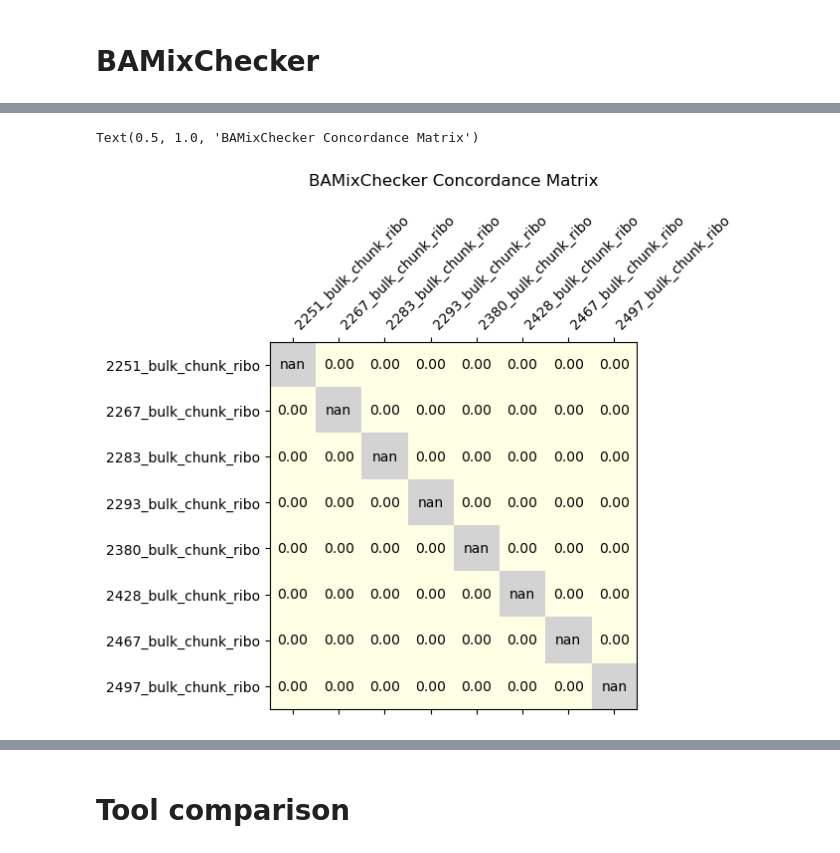
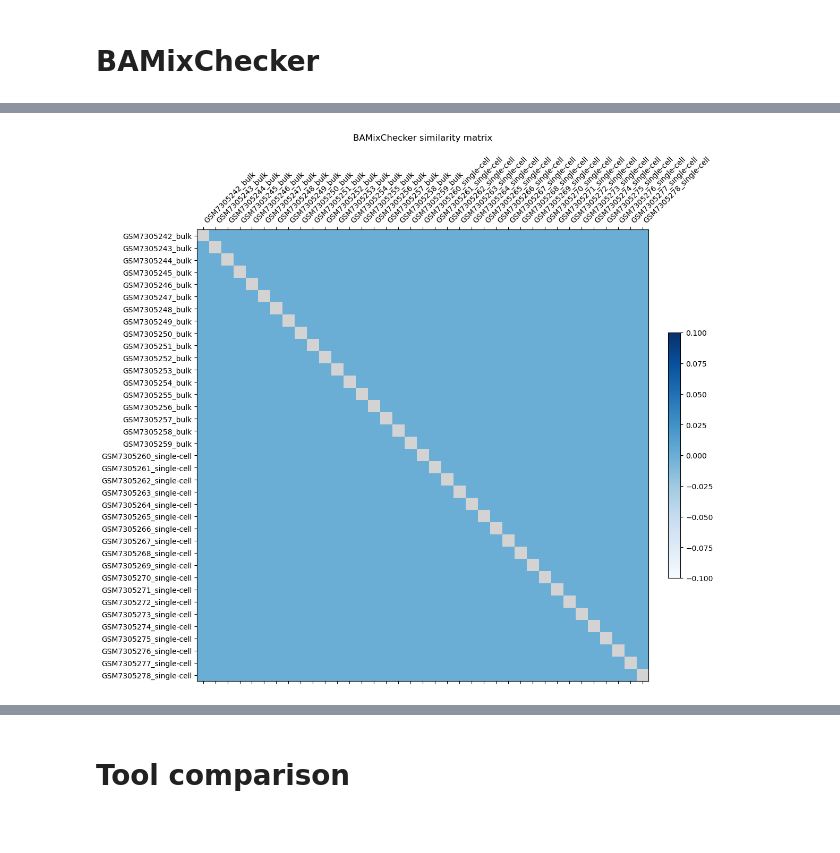
Before and after one commit to emma2207/hgsoc-reconstruction, a Jupyter notebook: sample_id_matching/scripts/experiment/eda.ipynb, the cells around one changed output, grey strips where cells are left out. Saved outputs shown, nothing was run; the diff lists cells and outputs as text; code cells hidden in the pictures.

Commit message:
adjust figures

```diff
--- a/sample_id_matching/scripts/experiment/eda.ipynb
+++ b/sample_id_matching/scripts/experiment/eda.ipynb
@@ -201,7 +206,7 @@ hysys_df = pd.read_csv(DATA_PATH + f"hysys/{dataset}/concordance_output.txt", se
 # %%
 hysys_dict = {
     x:
-    x.replace("_bulk_chunk_ribo_filtered_variants.snps", "").replace("hgsoc/", "")
+    x.replace("_filtered_variants.snps", "").replace(f"{dataset}/", "")
     for x in list(set(hysys_df.index) | set(hysys_df[1]))
 }
 hysys_df.index = hysys_df.index.map(hysys_dict)
@@ -276,7 +266,7 @@ fingerprints_df = fingerprints_df[["LEFT_SAMPLE", "RIGHT_SAMPLE", "LOD_SCORE", "
 # %%
 fingerprints_dict = {
     x:
-    x.replace("_bulk_chunk_ribo.bam", "")
+    x.replace(".bam", "")
     for x in list(set(fingerprints_df["LEFT_SAMPLE"]) | set(fingerprints_df["RIGHT_SAMPLE"]))
 }
 fingerprints_df["LEFT_SAMPLE"] = fingerprints_df["LEFT_SAMPLE"].map(fingerprints_dict)
@@ -349,7 +324,7 @@ bamixchecker_df.columns = ["Sample", "Concordance Rate", "Conclusion"]
 # %%
 bamixchecker_dict = {
     x:
-    x.replace("_bulk_chunk_ribo_filtered_rg.bam", "")
+    x.replace("_filtered_rg.bam", "")
     for x in list(set(bamixchecker_df.index) | set(bamixchecker_df["Sample"]))
 }
 bamixchecker_df.index = bamixchecker_df.index.map(bamixchecker_dict)
@@ -397,22 +370,4 @@ bamixchecker_matrix
 # %%
-fig, ax = plt.subplots()
-cmap = plt.cm.YlOrBr
-cmap.set_bad(color="lightgray")
-
-ax.matshow(bamixchecker_matrix, cmap=cmap, vmin=0, vmax=1)
-
-for (i, j), z in np.ndenumerate(bamixchecker_matrix):
-    ax.text(j, i, "{:.2f}".format(z), ha="center", va="center")
-
-
-ax.set_xticks(np.arange(len(bamixchecker_matrix.columns)))
-ax.set_yticks(np.arange(len(bamixchecker_matrix.index)))
-ax.set_xticklabels(bamixchecker_matrix.columns, rotation=45, ha="left")
-ax.set_yticklabels(bamixchecker_matrix.index)
-ax.xaxis.set_label_position("top")
-# ax.set_xlabel("Samples")
-# ax.set_ylabel("Samples")
-ax.set_title("BAMixChecker Concordance Matrix", pad=20)
+all_samples_matrix_viz(bamixchecker_matrix, tool="BAMixChecker", dataset=dataset, save_fig=True)
 # %% [output]
-Text(0.5, 1.0, 'BAMixChecker Concordance Matrix')
-[figure, old version]
+[figure, new version]
```
Also changed, not shown: parts of 26 cells of this notebook.
